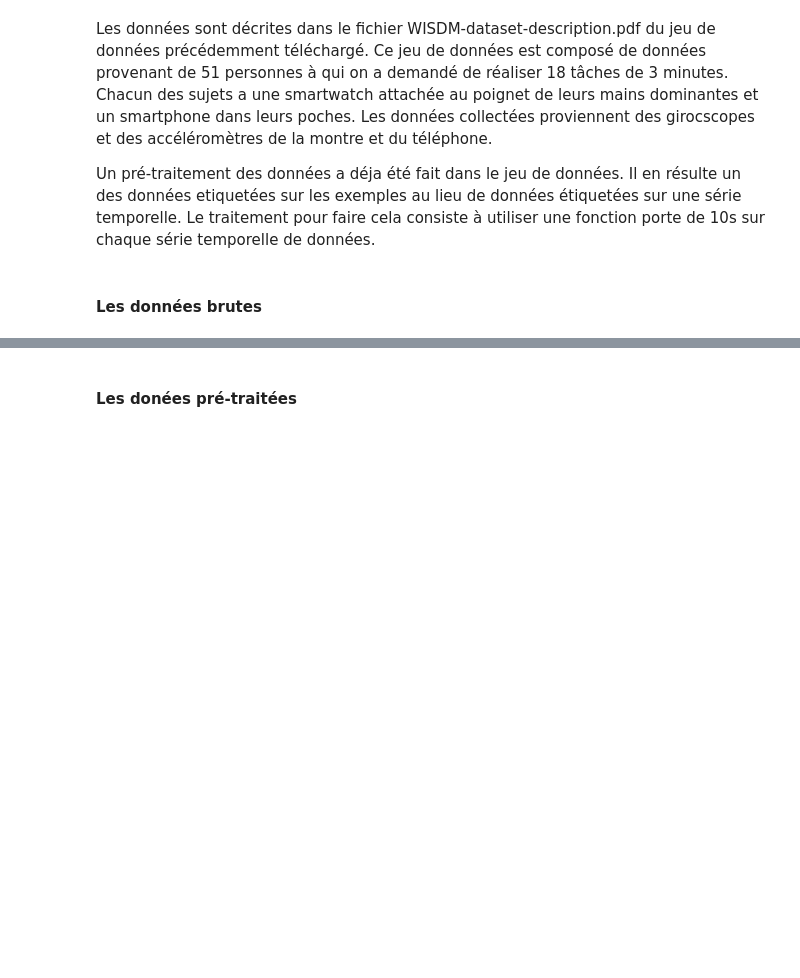
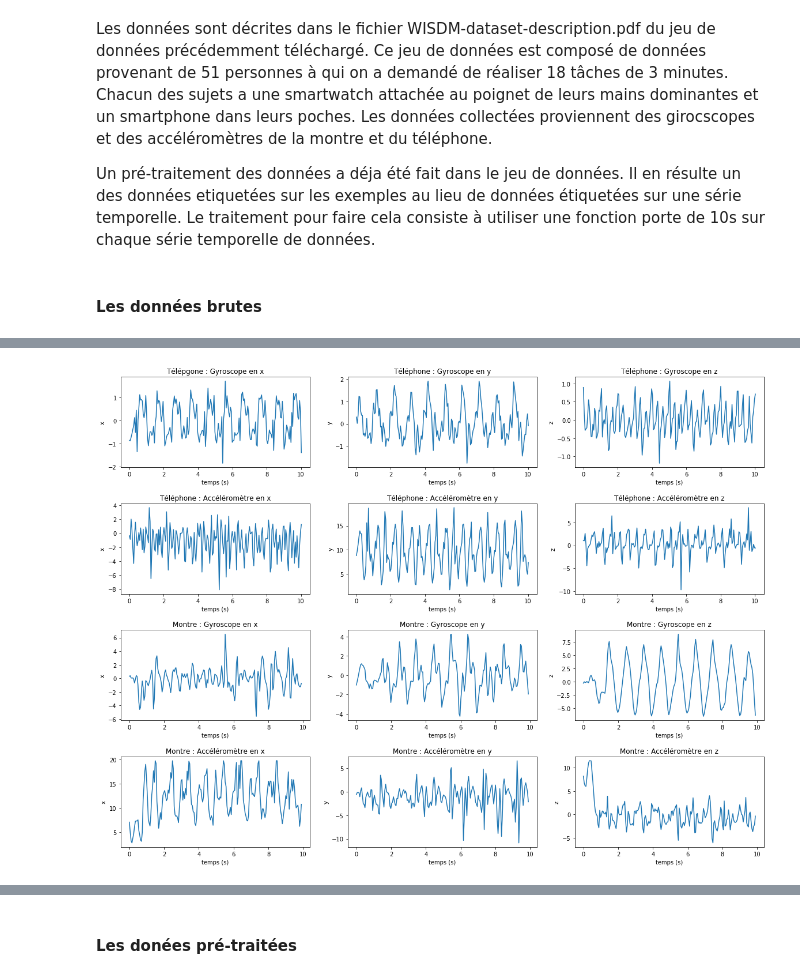
Before and after one commit to BaptisteSaintArnoult/human-activity-recognition, a Jupyter notebook: machin-learning-using-CRIPS-DM-process.ipynb, the cells around one changed output, grey strips where cells are left out. Cells and saved outputs as stored; diff of their text form; code cells hidden in the pictures; blank space fills up the shorter version.

```diff
--- a/machin-learning-using-CRIPS-DM-process.ipynb
+++ b/machin-learning-using-CRIPS-DM-process.ipynb
@@ -208,3 +137,94 @@ plt.show()
+# %%
+series_phone_gyro=load_raw_wisdm_data(1600, 'phone', 'gyro')
+series_phone_accel=load_raw_wisdm_data(1600, 'phone', 'accel')
+series_watch_accel=load_raw_wisdm_data(1600, 'watch', 'accel')
+series_watch_gyro=load_raw_wisdm_data(1600, 'watch', 'gyro')
+
+serie_A_phone_gyro = series_phone_gyro.loc[series_phone_gyro['activity']=='A'][0:200]
+serie_A_phone_accel = series_phone_accel.loc[series_phone_accel['activity']=='A'][0:200]
+serie_A_watch_accel = series_watch_accel.loc[series_watch_accel['activity']=='A'][0:200]
+serie_A_watch_gyro = series_watch_gyro.loc[series_watch_gyro['activity']=='A'][0:200]
+
+fig, axs = plt.subplots(nrows=4, ncols=3, figsize=(20,15))
+plt.subplots_adjust(hspace = 0.4)
+
+#Ligne 1
+axs[0, 0].set_title('Télépgone : Gyroscope en x')
+axs[0, 0].set_xlabel('temps (s)')
+axs[0, 0].set_ylabel('x')
+axs[0, 0].plot(serie_A_phone_gyro['time'],serie_A_phone_gyro['x'])
+
+plt.subplot(432)
+plt.title('Téléphone : Gyroscope en y')
+plt.xlabel('temps (s)')
+plt.ylabel('y')
+plt.plot(serie_A_phone_gyro['time'],serie_A_phone_gyro['y'])
+
+plt.subplot(433)
+plt.title('Téléphone : Gyroscope en z')
+plt.xlabel('temps (s)')
+plt.ylabel('z')
+plt.plot(serie_A_phone_gyro['time'],serie_A_phone_gyro['z'])
+
+#Ligne 2
+plt.subplot(434)
+plt.title('Téléphone : Accéléromètre en x')
+plt.xlabel('temps (s)')
+plt.ylabel('x')
+plt.plot(serie_A_phone_accel['time'],serie_A_phone_accel['x'])
+
+plt.subplot(435)
+plt.title('Téléphone : Accéléromètre en y')
+plt.xlabel('temps (s)')
+plt.ylabel('y')
+plt.plot(serie_A_phone_accel['time'],serie_A_phone_accel['y'])
+
+plt.subplot(436)
+plt.title('Téléphone : Accéléromètre en z')
+plt.xlabel('temps (s)')
+plt.ylabel('z')
+plt.plot(serie_A_phone_accel['time'],serie_A_phone_accel['z'])
+
+#Ligne 3
+plt.subplot(437)
+plt.title('Montre : Gyroscope en x')
+plt.xlabel('temps (s)')
+plt.ylabel('x')
+plt.plot(serie_A_watch_gyro['time'],serie_A_watch_gyro['x'])
+
+plt.subplot(438)
+plt.title('Montre : Gyroscope en y')
+plt.xlabel('temps (s)')
+plt.ylabel('y')
+plt.plot(serie_A_watch_gyro['time'],serie_A_watch_gyro['y'])
+
+plt.subplot(439)
+plt.title('Montre : Gyroscope en z')
+plt.xlabel('temps (s)')
+plt.ylabel('z')
+plt.plot(serie_A_watch_gyro['time'],serie_A_watch_gyro['z'])
+
+#Ligne 1
+axs[3, 0].set_title('Montre : Accéléromètre en x')
+axs[3, 0].set_xlabel('temps (s)')
+axs[3, 0].set_ylabel('x')
+axs[3, 0].plot(serie_A_watch_accel['time'],serie_A_watch_accel['x'])
+
+axs[3, 1].set_title('Montre : Accéléromètre en y')
+axs[3, 1].set_xlabel('temps (s)')
+axs[3, 1].set_ylabel('y')
+axs[3, 1].plot(serie_A_watch_accel['time'],serie_A_watch_accel['y'])
+
+axs[3, 2].set_title('Montre : Accéléromètre en z')
+axs[3, 2].set_xlabel('temps (s)')
+axs[3, 2].set_ylabel('z')
+axs[3, 2].plot(serie_A_watch_accel['time'],serie_A_watch_accel['z'])
+
+#plt.tight_layout()
+
+plt.show()
+# %% [output]
+[figure, added]
 # %%
 fig, axes = plt.subplots(nrows=1, ncols=2, figsize=(20, 5))
 
```
Also changed, not shown: parts of 35 cells of this notebook.
